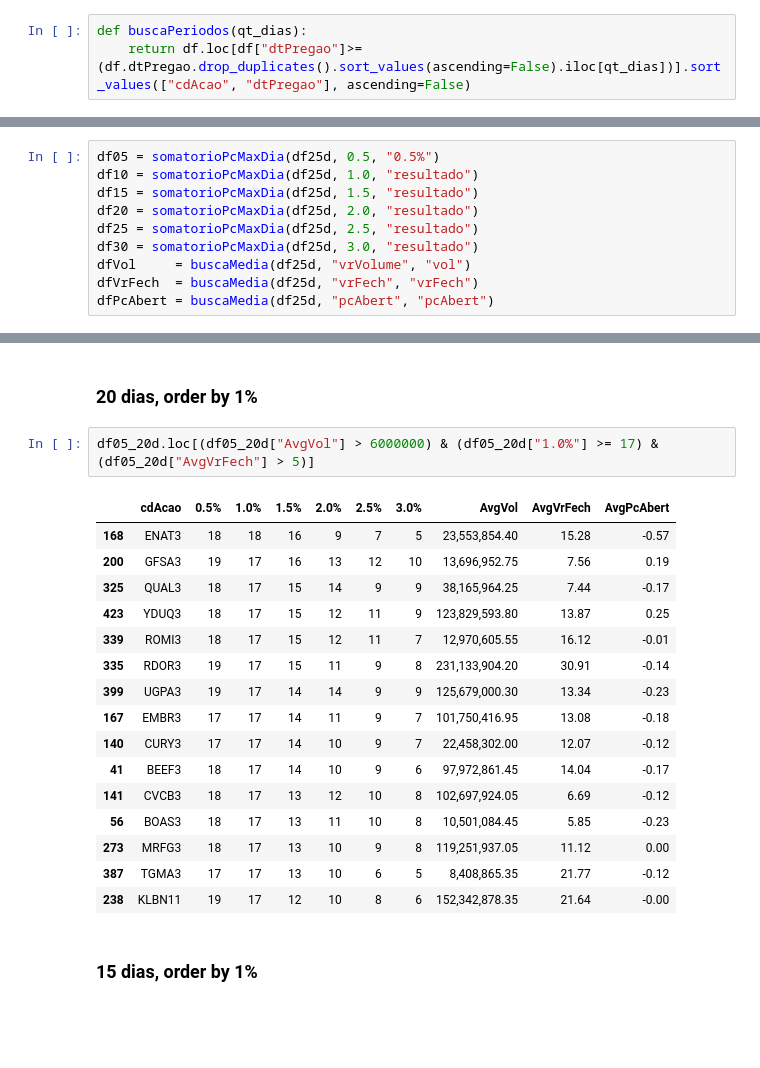
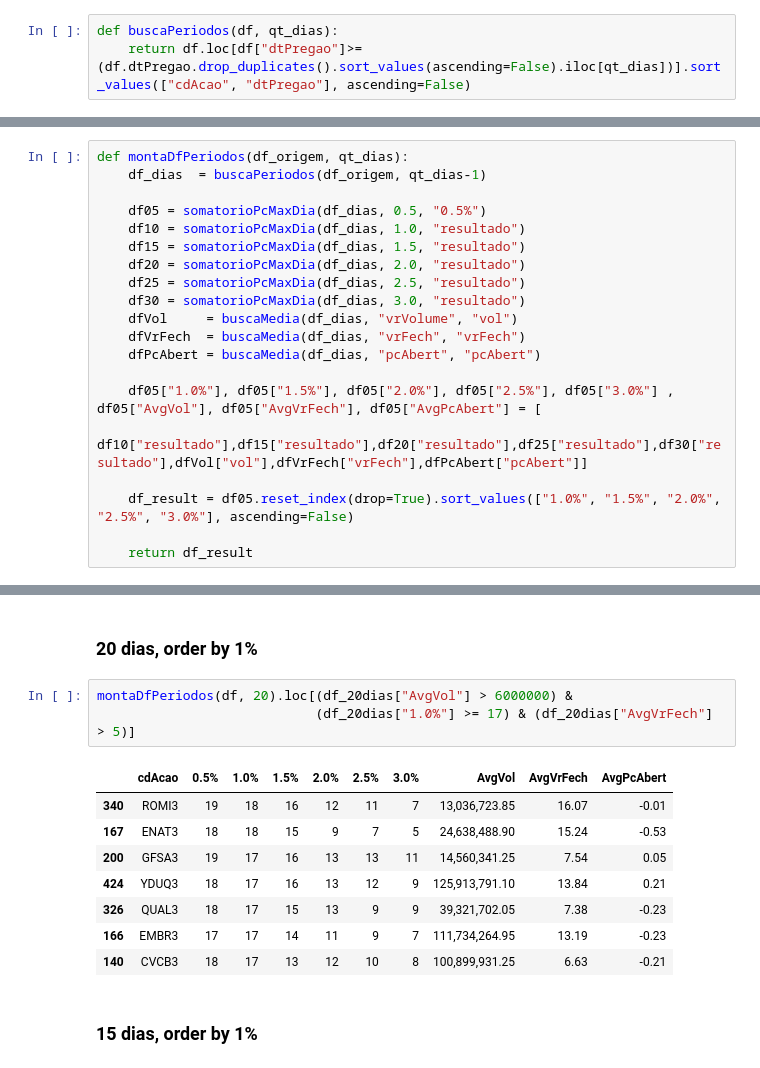
Before and after one commit to alexandre-esmeraldo/StockManager, a Jupyter notebook: StockManager_Processamento.ipynb, the cells around one changed output, grey strips where cells are left out. Saved outputs shown, nothing was run; the diff lists cells and outputs as text; blank space fills up the shorter version.

```diff
--- a/StockManager_Processamento.ipynb
+++ b/StockManager_Processamento.ipynb
@@ -102,7 +103,7 @@ def condicao30(dfTmp):
 # Exclui header e trailer
 # df = df.drop(df.index[[0, -1]])
 # %%
-def buscaPeriodos(qt_dias):
+def buscaPeriodos(df, qt_dias):
     return df.loc[df["dtPregao"]>=(df.dtPregao.drop_duplicates().sort_values(ascending=False).iloc[qt_dias])].sort_values(["cdAcao", "dtPregao"], ascending=False)
 # %%
 def somatorioPcMaxDia(df_ent, pc, index_name):
@@ -122,10 +116,20 @@ df5d  = buscaPeriodos(4)
 # %%
-df05 = somatorioPcMaxDia(df25d, 0.5, "0.5%")
-df10 = somatorioPcMaxDia(df25d, 1.0, "resultado")
-df15 = somatorioPcMaxDia(df25d, 1.5, "resultado")
-df20 = somatorioPcMaxDia(df25d, 2.0, "resultado")
-df25 = somatorioPcMaxDia(df25d, 2.5, "resultado")
-df30 = somatorioPcMaxDia(df25d, 3.0, "resultado")
-dfVol     = buscaMedia(df25d, "vrVolume", "vol")
-dfVrFech  = buscaMedia(df25d, "vrFech", "vrFech")
-dfPcAbert = buscaMedia(df25d, "pcAbert", "pcAbert")
+def montaDfPeriodos(df_origem, qt_dias):
+    df_dias  = buscaPeriodos(df_origem, qt_dias-1)
+
+    df05 = somatorioPcMaxDia(df_dias, 0.5, "0.5%")
+    df10 = somatorioPcMaxDia(df_dias, 1.0, "resultado")
+    df15 = somatorioPcMaxDia(df_dias, 1.5, "resultado")
+    df20 = somatorioPcMaxDia(df_dias, 2.0, "resultado")
+    df25 = somatorioPcMaxDia(df_dias, 2.5, "resultado")
+    df30 = somatorioPcMaxDia(df_dias, 3.0, "resultado")
+    dfVol     = buscaMedia(df_dias, "vrVolume", "vol")
+    dfVrFech  = buscaMedia(df_dias, "vrFech", "vrFech")
+    dfPcAbert = buscaMedia(df_dias, "pcAbert", "pcAbert")
+
+    df05["1.0%"], df05["1.5%"], df05["2.0%"], df05["2.5%"], df05["3.0%"] , df05["AvgVol"], df05["AvgVrFech"], df05["AvgPcAbert"] = [
+    df10["resultado"],df15["resultado"],df20["resultado"],df25["resultado"],df30["resultado"],dfVol["vol"],dfVrFech["vrFech"],dfPcAbert["pcAbert"]]
+
+    df_result = df05.reset_index(drop=True).sort_values(["1.0%", "1.5%", "2.0%", "2.5%", "3.0%"], ascending=False)
+
+    return df_result
@@ -208,24 +148,17 @@ df05.loc[(df05["AvgVol"] > 6000000) & (df05["1.0%"] >= 21) & (df05["AvgVrFech"]
 # %% [markdown]
 ### 20 dias, order by 1%
 # %%
-df05_20d.loc[(df05_20d["AvgVol"] > 6000000) & (df05_20d["1.0%"] >= 17) & (df05_20d["AvgVrFech"] > 5)]
+montaDfPeriodos(df, 20).loc[(df_20dias["AvgVol"] > 6000000) &
+                            (df_20dias["1.0%"] >= 17) & (df_20dias["AvgVrFech"] > 5)]
 # %% [output]
 |  | cdAcao | 0.5% | 1.0% | 1.5% | 2.0% | 2.5% | 3.0% | AvgVol | AvgVrFech | AvgPcAbert |
-| 168 | ENAT3 | 18 | 18 | 16 | 9 | 7 | 5 | 23,553,854.40 | 15.28 | -0.57 |
-| 200 | GFSA3 | 19 | 17 | 16 | 13 | 12 | 10 | 13,696,952.75 | 7.56 | 0.19 |
-| 325 | QUAL3 | 18 | 17 | 15 | 14 | 9 | 9 | 38,165,964.25 | 7.44 | -0.17 |
-| 423 | YDUQ3 | 18 | 17 | 15 | 12 | 11 | 9 | 123,829,593.80 | 13.87 | 0.25 |
-| 339 | ROMI3 | 18 | 17 | 15 | 12 | 11 | 7 | 12,970,605.55 | 16.12 | -0.01 |
-| 335 | RDOR3 | 19 | 17 | 15 | 11 | 9 | 8 | 231,133,904.20 | 30.91 | -0.14 |
-| 399 | UGPA3 | 19 | 17 | 14 | 14 | 9 | 9 | 125,679,000.30 | 13.34 | -0.23 |
-| 167 | EMBR3 | 17 | 17 | 14 | 11 | 9 | 7 | 101,750,416.95 | 13.08 | -0.18 |
-| 140 | CURY3 | 17 | 17 | 14 | 10 | 9 | 7 | 22,458,302.00 | 12.07 | -0.12 |
-| 41 | BEEF3 | 18 | 17 | 14 | 10 | 9 | 6 | 97,972,861.45 | 14.04 | -0.17 |
-| 141 | CVCB3 | 18 | 17 | 13 | 12 | 10 | 8 | 102,697,924.05 | 6.69 | -0.12 |
-| 56 | BOAS3 | 18 | 17 | 13 | 11 | 10 | 8 | 10,501,084.45 | 5.85 | -0.23 |
-| 273 | MRFG3 | 18 | 17 | 13 | 10 | 9 | 8 | 119,251,937.05 | 11.12 | 0.00 |
-| 387 | TGMA3 | 17 | 17 | 13 | 10 | 6 | 5 | 8,408,865.35 | 21.77 | -0.12 |
-| 238 | KLBN11 | 19 | 17 | 12 | 10 | 8 | 6 | 152,342,878.35 | 21.64 | -0.00 |
+| 340 | ROMI3 | 19 | 18 | 16 | 12 | 11 | 7 | 13,036,723.85 | 16.07 | -0.01 |
+| 167 | ENAT3 | 18 | 18 | 15 | 9 | 7 | 5 | 24,638,488.90 | 15.24 | -0.53 |
+| 200 | GFSA3 | 19 | 17 | 16 | 13 | 13 | 11 | 14,560,341.25 | 7.54 | 0.05 |
+| 424 | YDUQ3 | 18 | 17 | 16 | 13 | 12 | 9 | 125,913,791.10 | 13.84 | 0.21 |
+| 326 | QUAL3 | 18 | 17 | 15 | 13 | 9 | 9 | 39,321,702.05 | 7.38 | -0.23 |
+| 166 | EMBR3 | 17 | 17 | 14 | 11 | 9 | 7 | 111,734,264.95 | 13.19 | -0.23 |
+| 140 | CVCB3 | 18 | 17 | 13 | 12 | 10 | 8 | 100,899,931.25 | 6.63 | -0.21 |
 # %% [markdown]
 ### 15 dias, order by 1%
 # %%
```
Also changed, not shown: parts of 21 cells of this notebook.
